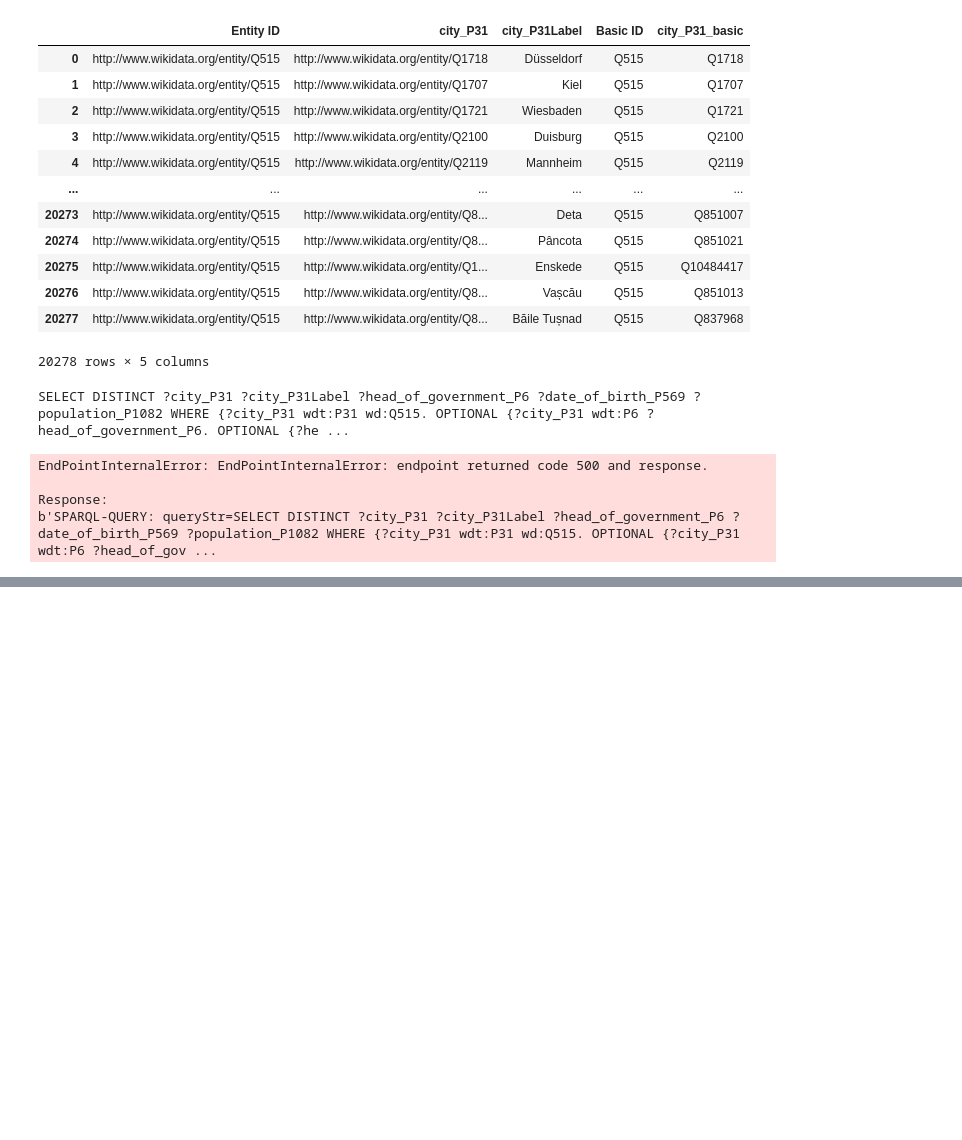
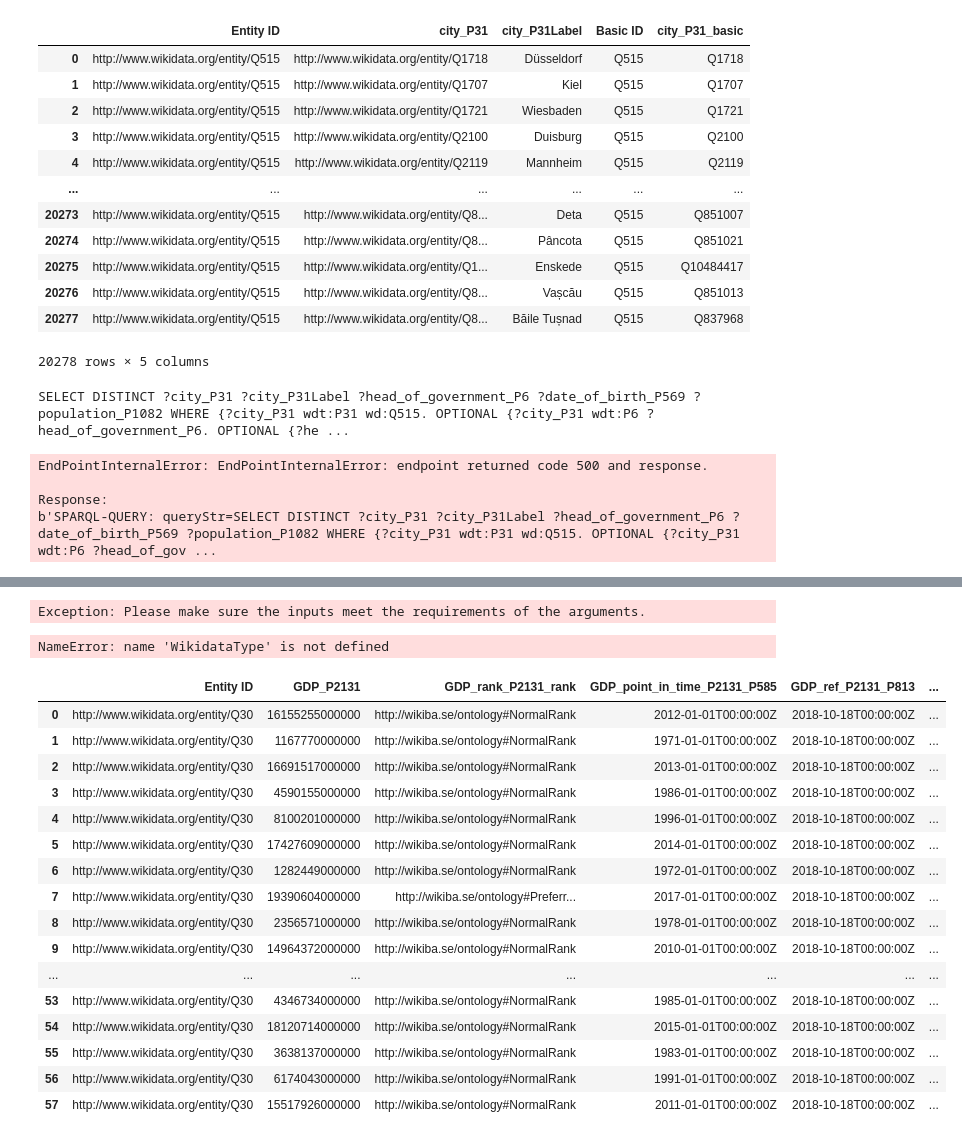
Before and after one commit to mikecafarella/KNP, a Jupyter notebook: index.ipynb, the cells around one changed output, grey strips where cells are left out. Cells and saved outputs as stored; diff of their text form; code cells hidden in the pictures; blank space fills up the shorter version.

```diff
--- a/index.ipynb
+++ b/index.ipynb
@@ -1026,0 +1231,35 @@ r.df
+# %%
+r.extendWithFunction(['Countries_P150Label','population_P1082','Percent'],info,'Info')
+r.df
+# %% [output]
+Exception: Please make sure the inputs meet the requirements of the arguments.
+# %%
+def createGDPOverTimeVisualization(country: WikidataType([Q6256]),
+                                   gdp: WikidataType([P2131, P2132]),
+                                   timestamp: WikidataType([P585])):
+    pass
+# %% [output]
+NameError: name 'WikidataType' is not defined
+# %%
+usgdp = createRelation('Q30')
+usgdp.extend('P2131', False, 'GDP', colVerbose=True,rowVerbose=True)
+usgdp.query()
+usgdp.df
+# %% [output]
+|  | Entity ID | GDP_P2131 | GDP_rank_P2131_rank | GDP_point_in_time_P2131_P585 | GDP_ref_P2131_P813 | ... |
+| 0 | http://www.wikidata.org/entity/Q30 | 16155255000000 | http://wikiba.se/ontology#NormalRank | 2012-01-01T00:00:00Z | 2018-10-18T00:00:00Z | ... |
+| 1 | http://www.wikidata.org/entity/Q30 | 1167770000000 | http://wikiba.se/ontology#NormalRank | 1971-01-01T00:00:00Z | 2018-10-18T00:00:00Z | ... |
+| 2 | http://www.wikidata.org/entity/Q30 | 16691517000000 | http://wikiba.se/ontology#NormalRank | 2013-01-01T00:00:00Z | 2018-10-18T00:00:00Z | ... |
+| 3 | http://www.wikidata.org/entity/Q30 | 4590155000000 | http://wikiba.se/ontology#NormalRank | 1986-01-01T00:00:00Z | 2018-10-18T00:00:00Z | ... |
+| 4 | http://www.wikidata.org/entity/Q30 | 8100201000000 | http://wikiba.se/ontology#NormalRank | 1996-01-01T00:00:00Z | 2018-10-18T00:00:00Z | ... |
+| 5 | http://www.wikidata.org/entity/Q30 | 17427609000000 | http://wikiba.se/ontology#NormalRank | 2014-01-01T00:00:00Z | 2018-10-18T00:00:00Z | ... |
+| 6 | http://www.wikidata.org/entity/Q30 | 1282449000000 | http://wikiba.se/ontology#NormalRank | 1972-01-01T00:00:00Z | 2018-10-18T00:00:00Z | ... |
+| 7 | http://www.wikidata.org/entity/Q30 | 19390604000000 | http://wikiba.se/ontology#Preferr... | 2017-01-01T00:00:00Z | 2018-10-18T00:00:00Z | ... |
+| 8 | http://www.wikidata.org/entity/Q30 | 2356571000000 | http://wikiba.se/ontology#NormalRank | 1978-01-01T00:00:00Z | 2018-10-18T00:00:00Z | ... |
+| 9 | http://www.wikidata.org/entity/Q30 | 14964372000000 | http://wikiba.se/ontology#NormalRank | 2010-01-01T00:00:00Z | 2018-10-18T00:00:00Z | ... |
+| ... | ... | ... | ... | ... | ... | ... |
+| 53 | http://www.wikidata.org/entity/Q30 | 4346734000000 | http://wikiba.se/ontology#NormalRank | 1985-01-01T00:00:00Z | 2018-10-18T00:00:00Z | ... |
+| 54 | http://www.wikidata.org/entity/Q30 | 18120714000000 | http://wikiba.se/ontology#NormalRank | 2015-01-01T00:00:00Z | 2018-10-18T00:00:00Z | ... |
+| 55 | http://www.wikidata.org/entity/Q30 | 3638137000000 | http://wikiba.se/ontology#NormalRank | 1983-01-01T00:00:00Z | 2018-10-18T00:00:00Z | ... |
+| 56 | http://www.wikidata.org/entity/Q30 | 6174043000000 | http://wikiba.se/ontology#NormalRank | 1991-01-01T00:00:00Z | 2018-10-18T00:00:00Z | ... |
+| 57 | http://www.wikidata.org/entity/Q30 | 15517926000000 | http://wikiba.se/ontology#NormalRank | 2011-01-01T00:00:00Z | 2018-10-18T00:00:00Z | ... |
```
Also changed, not shown: parts of 22 cells of this notebook.
